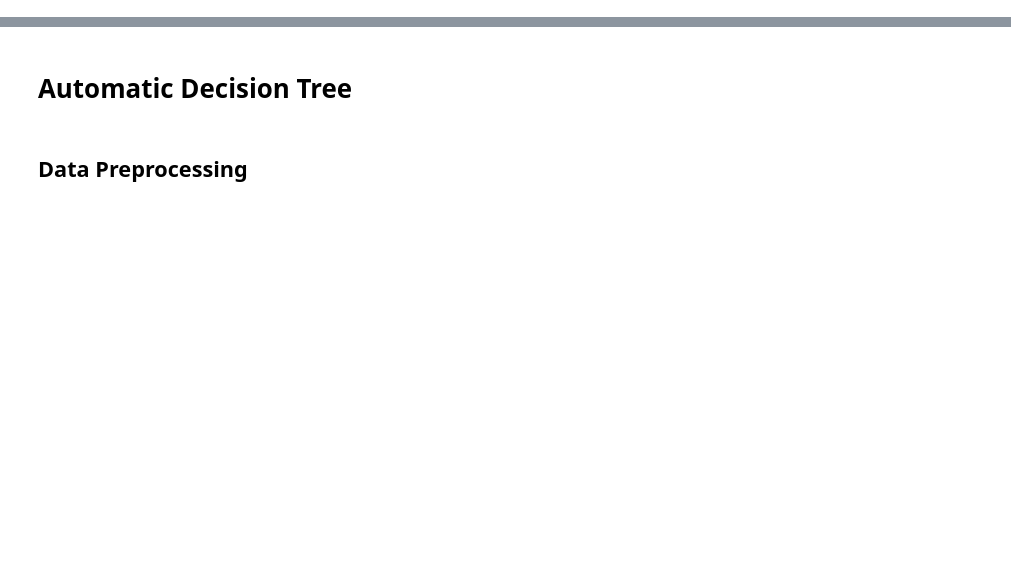
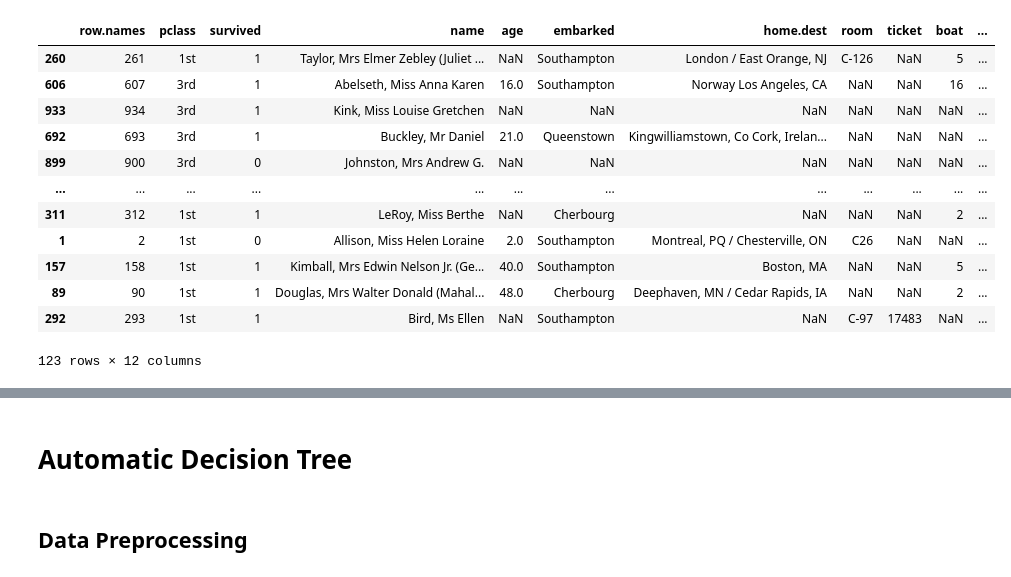
Before and after one commit to SH2282000/Intelligent-User-Interface, a Jupyter notebook: Tutorial 1-20231023/Tutorial 1 Material/iui_tutorial1_decision-trees.ipynb, the cells around one changed output, grey strips where cells are left out. Drawn from its saved outputs; the diff is of its cells as text; code cells hidden in the pictures; blank space fills up the shorter version.

```diff
--- a/Tutorial 1-20231023/Tutorial 1 Material/iui_tutorial1_decision-trees.ipynb
+++ b/Tutorial 1-20231023/Tutorial 1 Material/iui_tutorial1_decision-trees.ipynb
@@ -169,0 +93,20 @@ df_subset2
+# %%
+# and apply the decision tree to the complete data set
+df['predicted_survival'] = df.apply(survival_decision_tree, axis=1)
+predicted_survivors = df[df["predicted_survival"] == True]
+survivors = df[df["survived"] == True]
+predicted_survivors
+# %% [output]
+|  | row.names | pclass | survived | name | age | embarked | home.dest | room | ticket | boat | ... |
+| 260 | 261 | 1st | 1 | Taylor, Mrs Elmer Zebley (Juliet ... | NaN | Southampton | London / East Orange, NJ | C-126 | NaN | 5 | ... |
+| 606 | 607 | 3rd | 1 | Abelseth, Miss Anna Karen | 16.0 | Southampton | Norway Los Angeles, CA | NaN | NaN | 16 | ... |
+| 933 | 934 | 3rd | 1 | Kink, Miss Louise Gretchen | NaN | NaN | NaN | NaN | NaN | NaN | ... |
+| 692 | 693 | 3rd | 1 | Buckley, Mr Daniel | 21.0 | Queenstown | Kingwilliamstown, Co Cork, Irelan... | NaN | NaN | NaN | ... |
+| 899 | 900 | 3rd | 0 | Johnston, Mrs Andrew G. | NaN | NaN | NaN | NaN | NaN | NaN | ... |
+| ... | ... | ... | ... | ... | ... | ... | ... | ... | ... | ... | ... |
+| 311 | 312 | 1st | 1 | LeRoy, Miss Berthe | NaN | Cherbourg | NaN | NaN | NaN | 2 | ... |
+| 1 | 2 | 1st | 0 | Allison, Miss Helen Loraine | 2.0 | Southampton | Montreal, PQ / Chesterville, ON | C26 | NaN | NaN | ... |
+| 157 | 158 | 1st | 1 | Kimball, Mrs Edwin Nelson Jr. (Ge... | 40.0 | Southampton | Boston, MA | NaN | NaN | 5 | ... |
+| 89 | 90 | 1st | 1 | Douglas, Mrs Walter Donald (Mahal... | 48.0 | Cherbourg | Deephaven, MN / Cedar Rapids, IA | NaN | NaN | 2 | ... |
+| 292 | 293 | 1st | 1 | Bird, Ms Ellen | NaN | Southampton | NaN | C-97 | 17483 | NaN | ... |
+123 rows × 12 columns
```
Also changed, not shown: parts of 43 cells of this notebook, 7 other files.
